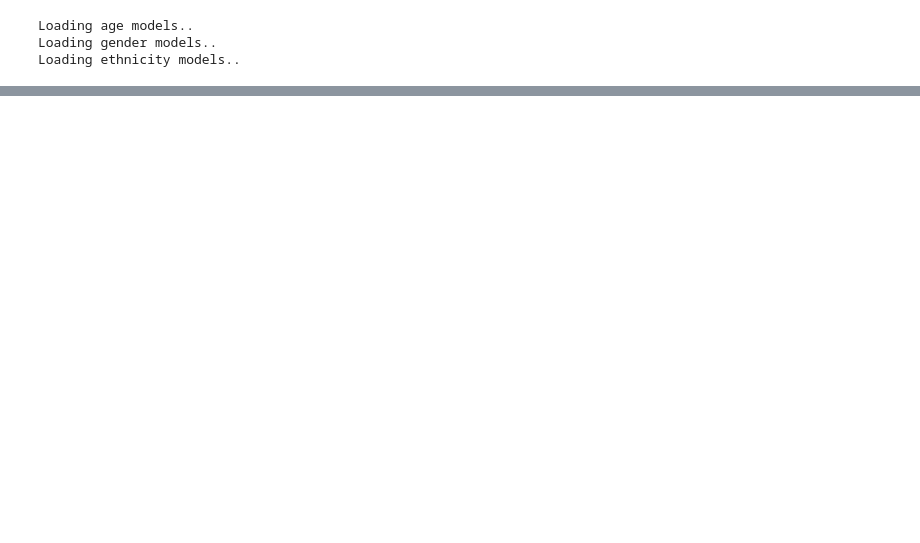
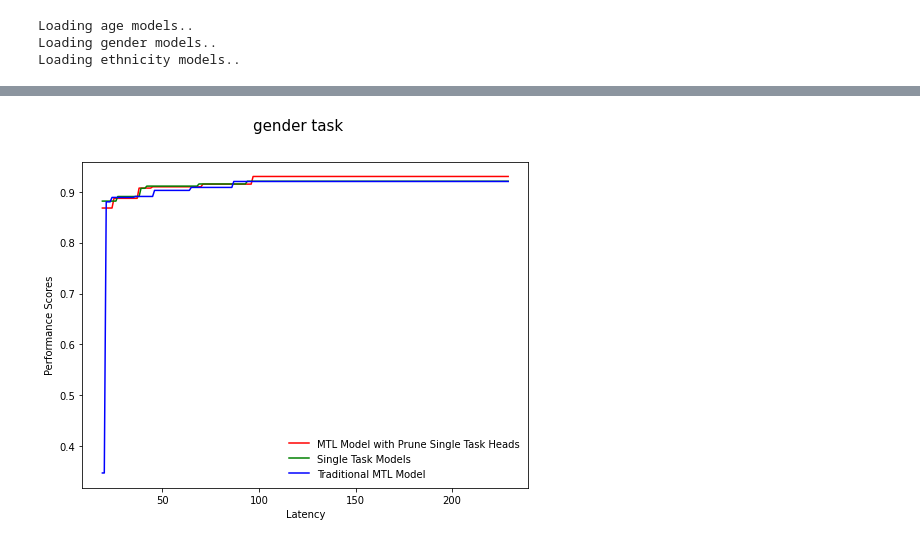
Before and after one commit to jmiano/MTLSys, a Jupyter notebook: inference/Inference.ipynb, the cells around one changed output, grey strips where cells are left out. Drawn from its saved outputs; the diff is of its cells as text; code cells hidden in the pictures; blank space fills up the shorter version.

```diff
--- a/inference/Inference.ipynb
+++ b/inference/Inference.ipynb
@@ -548,3 +594,75 @@ for tasks in tasks_list:
+# %%
+## Age Task
+
+tasks_list = [["gender"]]
+
+for tasks in tasks_list:
+    batch_size = 8 # No relevance now since we are not doing queueing
+    # tasks = ["age"]
+    requests = []
+    hits = []
+    lat_acc_age = []
+    for i in np.arange(min_latency, max_latency, 0.5):
+    # for i in range(min_latency, max_latency):
+        if(len(requests) == batch_size):
+            lat_hit, acc_hit, lat_acc_pair = process_batch_requests(requests)
+            requests = []
+            hits+=lat_hit
+            lat_acc_age+=lat_acc_pair
+        request = RequestDetails(0, i, tasks, next(iter(dataloader))[0])
+        requests.append(request)
+
+    lat_hit, acc_hit, lat_acc_pair = process_batch_requests(requests)
+    hits+=lat_hit
+    lat_acc_age+=lat_acc_pair
+
+    # SLO_hit = calculate_SLO_hit(hits)
+
+    # print("All Task MTL System (No Accuracy) SLO hit/mishit ratio: " + str(SLO_hit) + ", hits: " + str(sum(hits)) + ", mishits: " + str(len(hits) - sum(hits)))
+    # print()
+
+
+    batch_size = 8 # No relevance now since we are not doing queueing
+    requests = []
+    # tasks = ["age"]
+    hits = []
+    lat_acc_age1 = []
+    for i in np.arange(min_latency, max_latency, 0.5):
+    # for i in range(min_latency, max_latency):
+        if(len(requests) == batch_size):
+            lat_hit, acc_hit, lat_acc_pair = process_batch_requests(requests, mtl_model=False)
+            requests = []
+            hits+=lat_hit
+            lat_acc_age1+=lat_acc_pair
+        request = RequestDetails(0, i, tasks, next(iter(dataloader))[0])
+        requests.append(request)
+
+    lat_hit, acc_hit, lat_acc_pair = process_batch_requests(requests, mtl_model=False)
+    hits+=lat_hit
+    lat_acc_age1+=lat_acc_pair
+
+    batch_size = 8 # No relevance now since we are not doing queueing
+    requests = []
+    # tasks = ["age"]
+    hits = []
+    lat_acc_age2 = []
+    for i in np.arange(min_latency, max_latency, 0.5):
+    # for i in range(min_latency, max_latency):
+        if(len(requests) == batch_size):
+            lat_hit, acc_hit, lat_acc_pair = process_batch_requests(requests, only_mtl=True)
+            requests = []
+            hits+=lat_hit
+            lat_acc_age2+=lat_acc_pair
+        request = RequestDetails(0, i, tasks, next(iter(dataloader))[0])
+        requests.append(request)
+
+    lat_hit, acc_hit, lat_acc_pair = process_batch_requests(requests, only_mtl=True)
+    hits+=lat_hit
+    lat_acc_age2+=lat_acc_pair
+    lat_acc_age, lat_acc_age1, lat_acc_age2 = lat_acc_age[3:], lat_acc_age1[5:], lat_acc_age2[5:]
+    plot_triple_pareto_curve_graph(lat_acc_age2, lat_acc_age1, lat_acc_age, tasks[0] + " task")
+# %% [output]
+[figure, added]
 # %%
 #Mis-hit calculations with Accuracy cutoff
 mtl, single, trad_mtl = [], [], []
```
Also changed, not shown: parts of 16 cells of this notebook, 1 other file.
